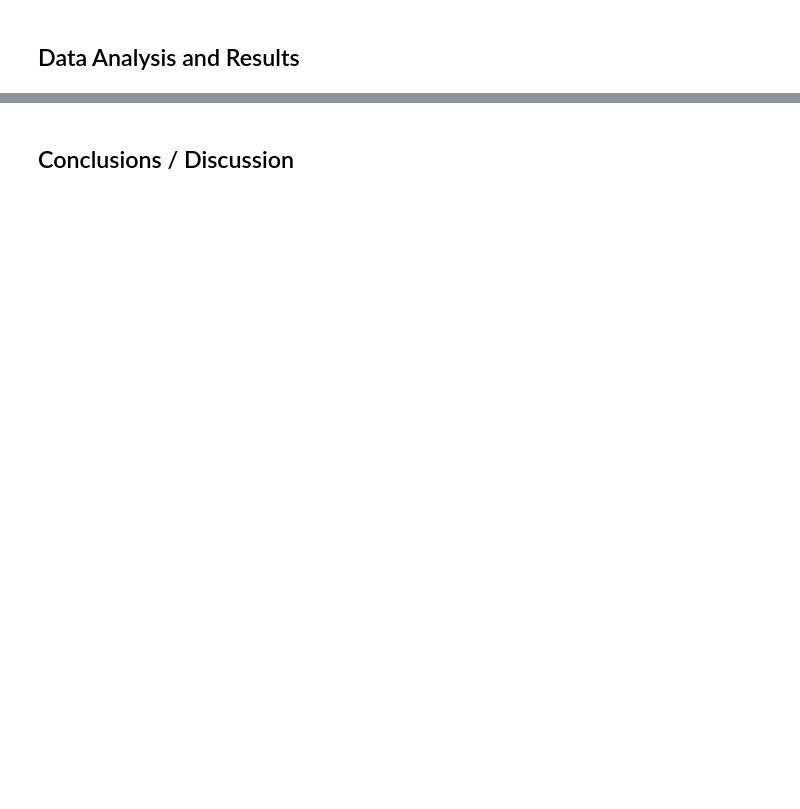
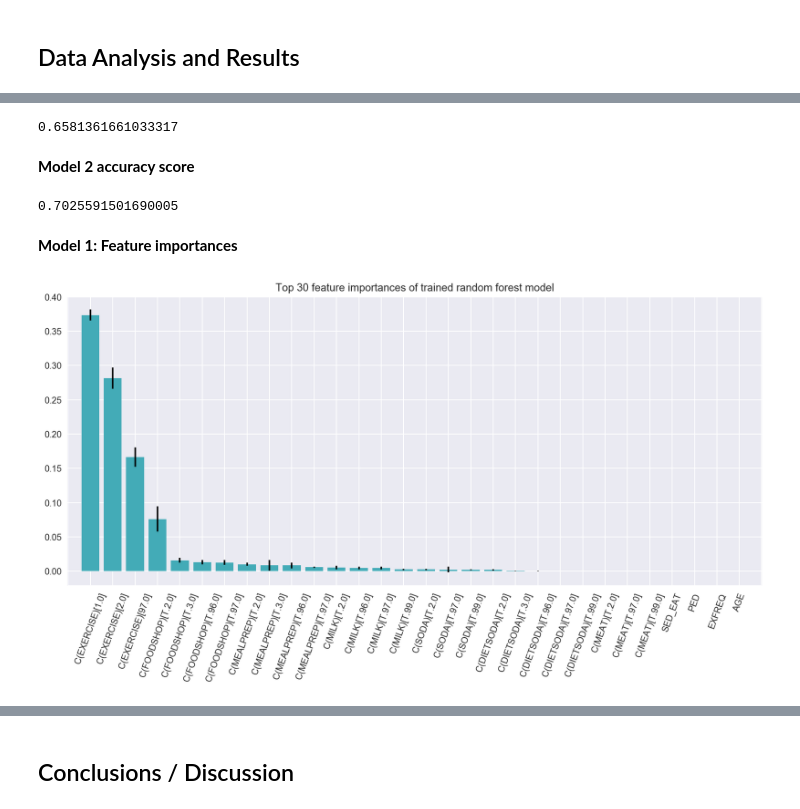
Before and after one commit to br4qua/atus-analysis-obesity, a Jupyter notebook: analyses/FinalProject.ipynb, the cells around one changed output, grey strips where cells are left out. Saved outputs shown, nothing was run; the diff lists cells and outputs as text; code cells hidden in the pictures; blank space fills up the shorter version.

```diff
--- a/analyses/FinalProject.ipynb
+++ b/analyses/FinalProject.ipynb
@@ -161,0 +212,6 @@ plt.show()
+# %%
+FILTERED_CATEGORICAL = list(set(FOOD_EXERCISE_FEATURES).intersection(set(CATEGORICAL_FEATURES)))
+FILTERED_CONTINUOUS = list(set(FOOD_EXERCISE_FEATURES).intersection(set(CONTINUOUS_FEATURES)))
+
+clf_model_fdex_feats, score1, patsy_dinfo1 = train_model(FILTERED_CATEGORICAL, FILTERED_CONTINUOUS)
+clf_model_all_feats, score2, patsy_dinfo2 = train_model(CATEGORICAL_FEATURES, CONTINUOUS_FEATURES)
@@ -161,0 +220,43 @@ plt.show()
+# %%
+score1
+# %% [output]
+0.6581361661033317
+# %% [markdown]
+**Model 2 accuracy score**
+# %%
+score2
+# %% [output]
+0.7025591501690005
+# %%
+def generate_feature_importance_plot(clf_model, patsy_dinfo):
+
+    importances = clf_model.feature_importances_
+    indices = np.argsort(importances)[::-1]
+    feature_names = patsy_dinfo.design_info.column_names
+
+    # Print the feature ranking
+    # print("Feature ranking (best to worst):")
+
+    # for f in range(X.shape[1]):
+    #     print("%d. feature %d (%s): %f" % (f + 1, indices[f], feature_names[f], importances[indices[f]]))
+
+    # Plot the feature importances of the forest
+    std = np.std([tree.feature_importances_ for tree in clf_model.estimators_],axis=0)
+
+    fig = plt.gcf()
+    fig.set_size_inches(14, 6)
+
+    num_top_feats = 30
+
+    plt.title("Top %d feature importances of trained random forest model" % num_top_feats)
+    plt.bar(range(num_top_feats), importances[indices][:num_top_feats],
+           color='#43ABB7', yerr=std[indices][:num_top_feats], align="center")
+    plt.xticks(range(num_top_feats), feature_names[:num_top_feats], rotation=70)
+    plt.xlim([-1, num_top_feats])
+    plt.show()
+# %% [markdown]
+**Model 1: Feature importances**
+# %%
+generate_feature_importance_plot(clf_model_fdex_feats, patsy_dinfo1)
+# %% [output]
+[figure, added]
```
Also changed, not shown: parts of 11 cells of this notebook.
